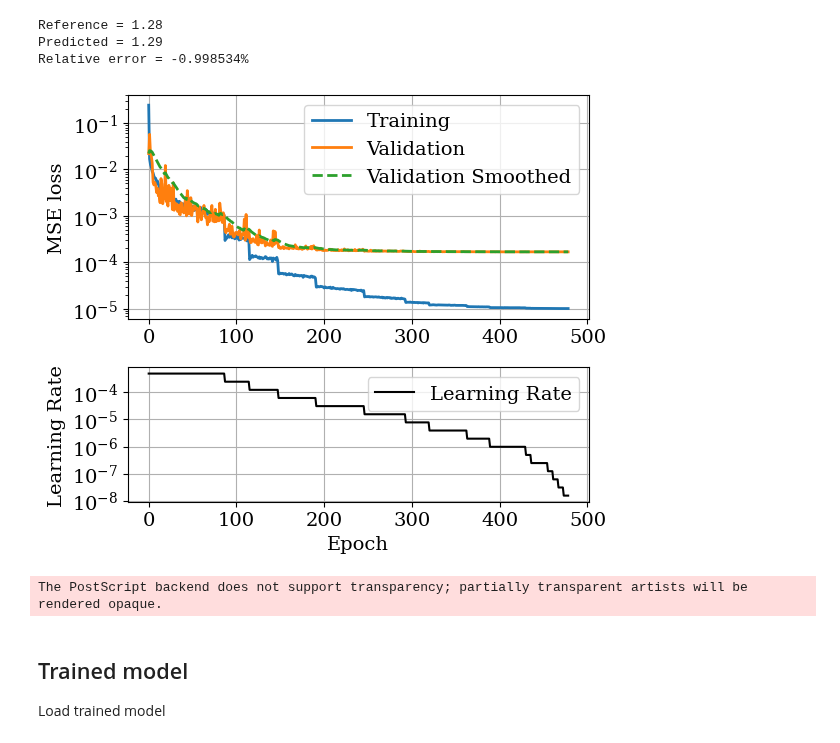
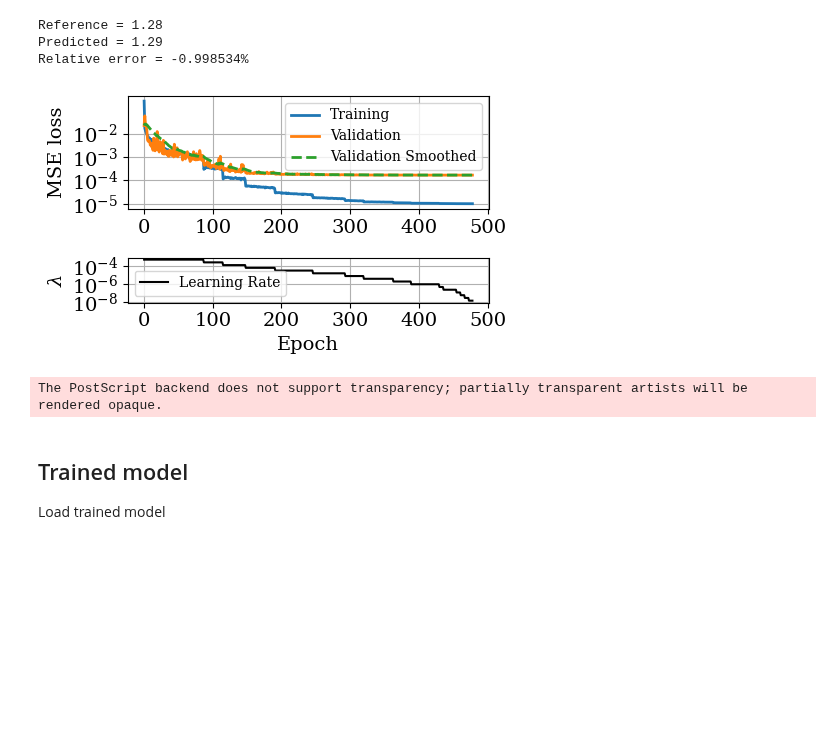
Before and after one commit to MarkusTHolm/DeepLearning_PAINN, a Jupyter notebook: examples/dataplotter.ipynb, the cells around one changed output. Cells and saved outputs as stored; diff of their text form; code cells hidden in the pictures; blank space fills up the shorter version.

Commit message:
Plot5

```diff
--- a/examples/dataplotter.ipynb
+++ b/examples/dataplotter.ipynb
@@ -161,45 +161,46 @@ Reference = 1.28
 Predicted = 1.29
 Relative error = -0.998534%
 # %%
-fig, (ax1, ax2) = plt.subplots(2, 1, figsize=(6, 5), height_ratios=[1, 0.6])
+fig, (ax1, ax2) = plt.subplots(2, 1, figsize=(5, 3), height_ratios=[1, 0.4])
 
 define_plot_settings(14)
 
 def plot_training_progress(data, target_name):
     lw = 2.0
     # Plot primary y-axis (losses) on the first subplot
     ax1.semilogy(data['epoch'], data['train_loss'],'-', lw=lw, label='Training')
     ax1.semilogy(data['epoch'], data['val_loss'],'-', lw=lw, label='Validation')
     try:
         ax1.semilogy(data['epoch'], data['val_loss_smoothed'],'--', lw=lw, label='Validation Smoothed')
     except:
         pass
     # ax1.set_xlabel('Epoch')
     ax1.set_ylabel('MSE loss')
-    ax1.legend(loc='upper right')  # Legend for the first y-axis
+    ax1.legend(loc='upper right',fontsize=10)  # Legend for the first y-axis
     ax1.grid(True)
+    ax1.set_yticks([1e-2, 1e-3, 1e-4,1e-5])
 
     # Plot secondary y-axis (learning rate) on the second subplot
     ax2.semilogy(data['epoch'], data['lr'], 'k-', label='Learning Rate')
     ax2.set_xlabel('Epoch')
-    ax2.set_ylabel('Learning Rate', color='k')
+    ax2.set_ylabel('$\lambda$', color='k')
     ax2.tick_params(axis='y', labelcolor='k')
-    ax2.legend(loc='upper right')  # Combine legends
+    ax2.legend(loc='lower left',fontsize=10)  # Combine legends
     ax2.grid(True)
-    ax2.set_yticks([1e-4, 1e-5, 1e-6, 1e-7, 1e-8])
+    ax2.set_yticks([1e-4, 1e-6, 1e-8])
 
     # target_name = target_names[data['target']]
     #plt.suptitle(f"Target: {target_name}")
     fig.tight_layout()
     plt.show()
 
 
 # print(f"{target=}")
 plot_training_progress(res_all['target_7'], 'U0')
 
 fig.savefig('../Figures/PAINN_training.eps', format='eps', bbox_inches='tight')
 # %% [output]
-[figure, old version]
+[figure, new version]
 The PostScript backend does not support transparency; partially transparent artists will be rendered opaque.
 # %% [markdown]
 ## Trained model
```
Also changed, not shown: 3 other files.
